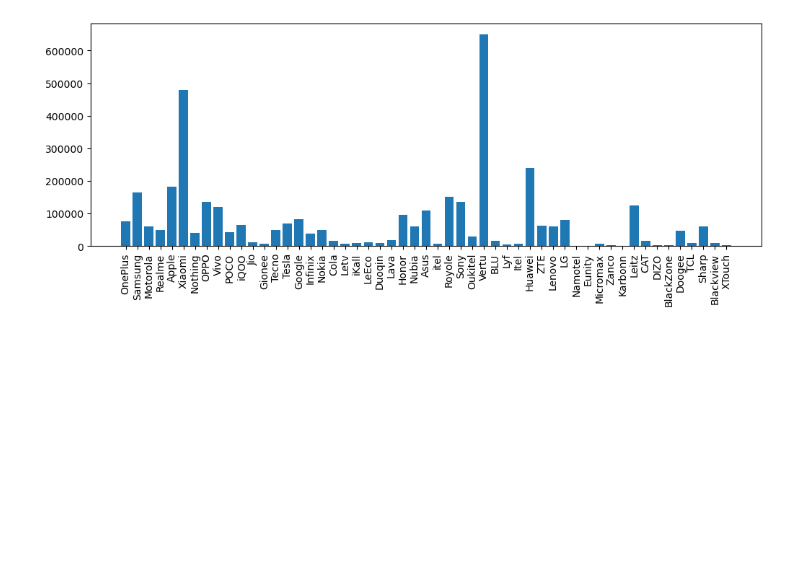
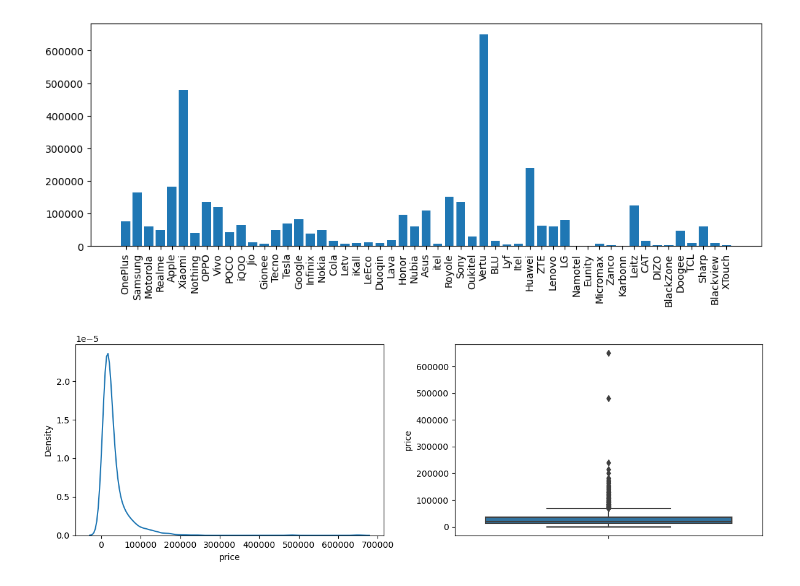
Before and after one commit to DeepeshIITdh/Tech-Items-Price-Predictor, a Jupyter notebook: Smartphones Price Predictor.ipynb, the cells around one changed output. Saved outputs shown, nothing was run; the diff lists cells and outputs as text; code cells hidden in the pictures; blank space fills up the shorter version.

```diff
--- a/Smartphones Predictor.ipynb
+++ b/Smartphones Price Predictor.ipynb
@@ -230,3 +210,16 @@ plt.xticks(rotation='vertical')
 plt.show()
 # %% [output]
 [figure]
+# %%
+# distribution of price
+plt.figure(figsize=(12,4))
+
+plt.subplot(121)
+sns.kdeplot(x=df['price'])
+
+plt.subplot(122)
+sns.boxplot(y=df['price'])
+
+plt.tight_layout()
+# %% [output]
+[figure, added]
```
Also changed, not shown: parts of 12 cells of this notebook.
